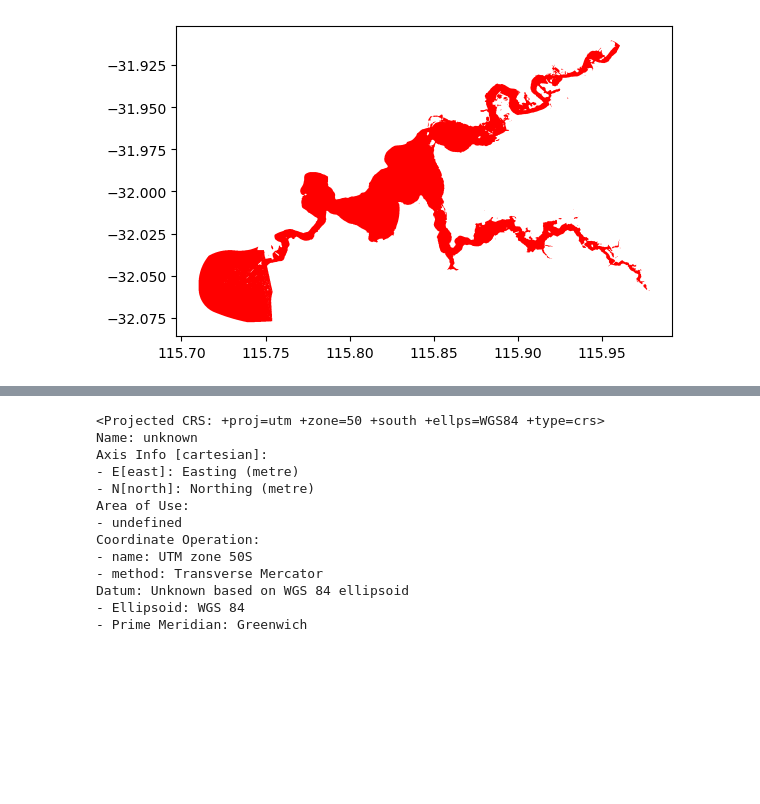
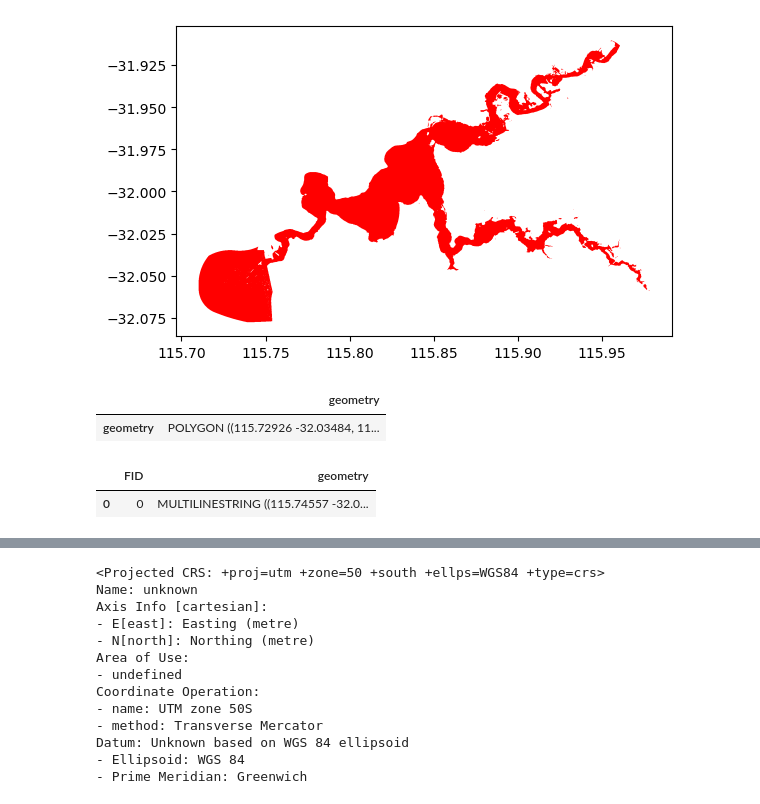
Before and after one commit to ivicajan/OCSmesh_sandpit, a Jupyter notebook: sandpit_v1.ipynb, the cells around one changed output, grey strips where cells are left out. Saved outputs shown, nothing was run; the diff lists cells and outputs as text; code cells hidden in the pictures; blank space fills up the shorter version.

```diff
--- a/sandpit_v1.ipynb
+++ b/sandpit_v1.ipynb
@@ -115,4 +131,16 @@ gdf_polys = gpd.GeoDataFrame(geometry=[domain_poly], crs=geom.crs).explode(ignor
 gdf_main = gpd.GeoDataFrame(geometry=gdf_polys.iloc[gdf_polys.area.argmax()])
 
 geom_main = Geom(gdf_main.unary_union, crs=gdf_main.crs)
+# %%
+gdf_main
+# %% [output]
+|  | geometry |
+| geometry | POLYGON ((115.72926 -32.03484, 11... |
+# %%
+# refinement along coast
+coast = gpd.read_file('geometry2.shp')
+coast
+# %% [output]
+|  | FID | geometry |
+| 0 | 0 | MULTILINESTRING ((115.74557 -32.0... |
 # %%
```
Also changed, not shown: parts of 32 cells of this notebook, 4 other files.
